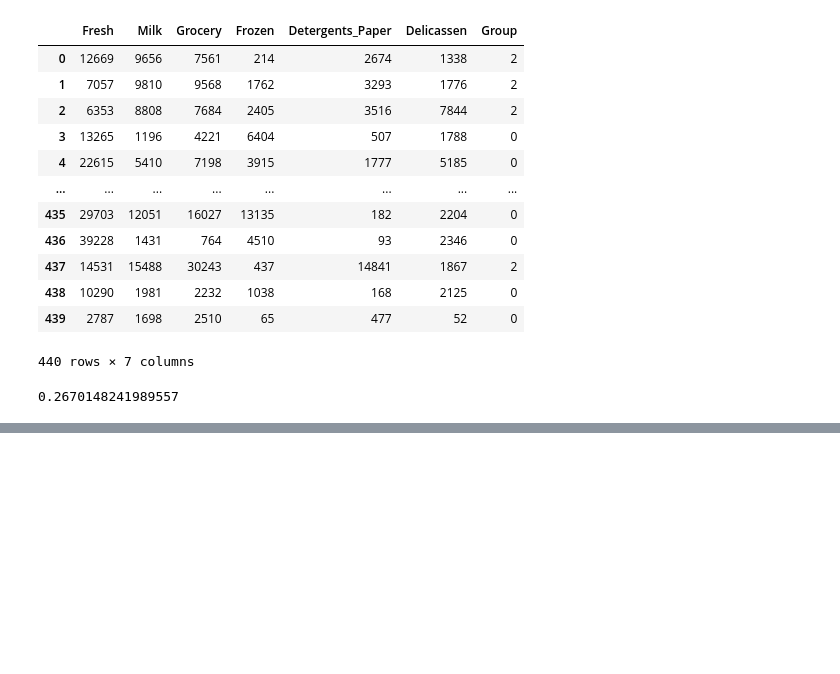
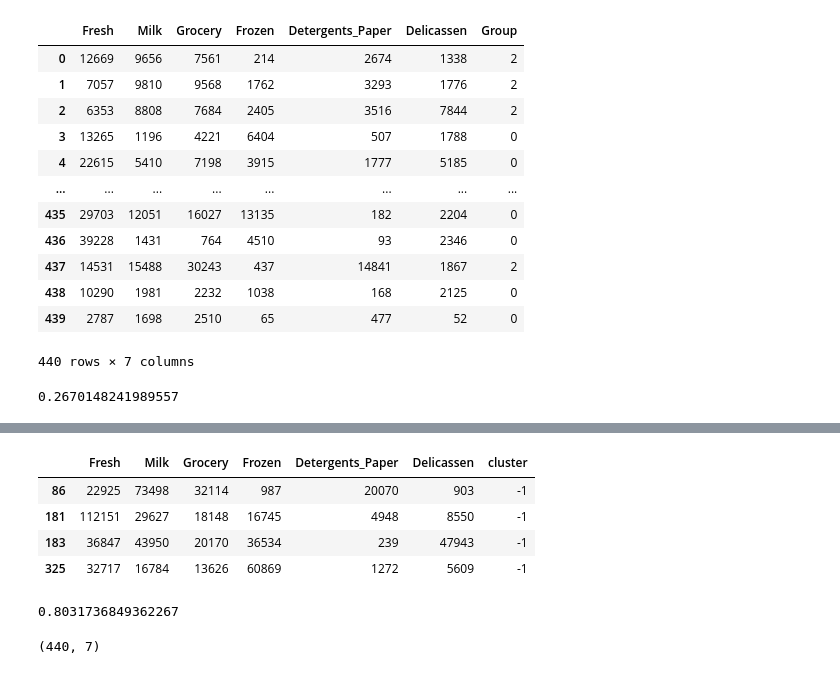
Before and after one commit to yashwanth0690/AD, a Jupyter notebook: day 19.ipynb, the cells around one changed output, grey strips where cells are left out. Drawn from its saved outputs; the diff is of its cells as text; code cells hidden in the pictures; blank space fills up the shorter version.

```diff
--- a/day 19.ipynb
+++ b/day 19.ipynb
@@ -375,0 +494,16 @@ silhouette_score(x,groups)
+# %%
+df_cluster[df_cluster['cluster']==-1]
+# %% [output]
+|  | Fresh | Milk | Grocery | Frozen | Detergents_Paper | Delicassen | cluster |
+| 86 | 22925 | 73498 | 32114 | 987 | 20070 | 903 | -1 |
+| 181 | 112151 | 29627 | 18148 | 16745 | 4948 | 8550 | -1 |
+| 183 | 36847 | 43950 | 20170 | 36534 | 239 | 47943 | -1 |
+| 325 | 32717 | 16784 | 13626 | 60869 | 1272 | 5609 | -1 |
+# %%
+silhouette_score(x,dbscan.labels_)
+# %% [output]
+0.8031736849362267
+# %%
+df_cluster.shape
+# %% [output]
+(440, 7)
```
Also changed, not shown: parts of 14 cells of this notebook.
